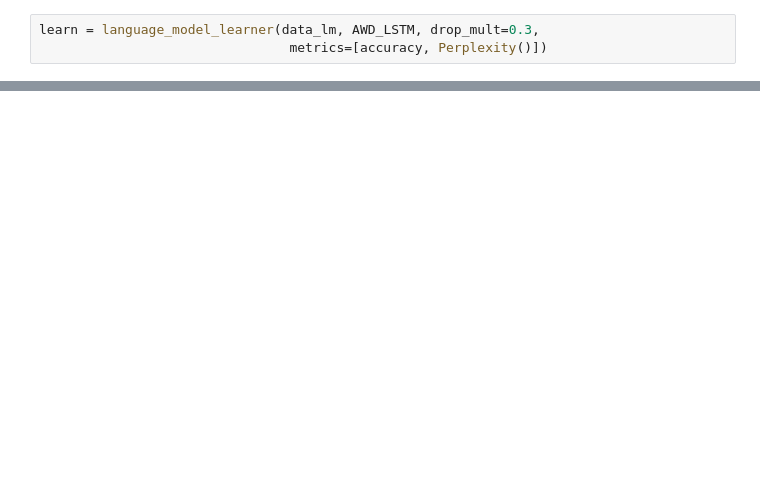
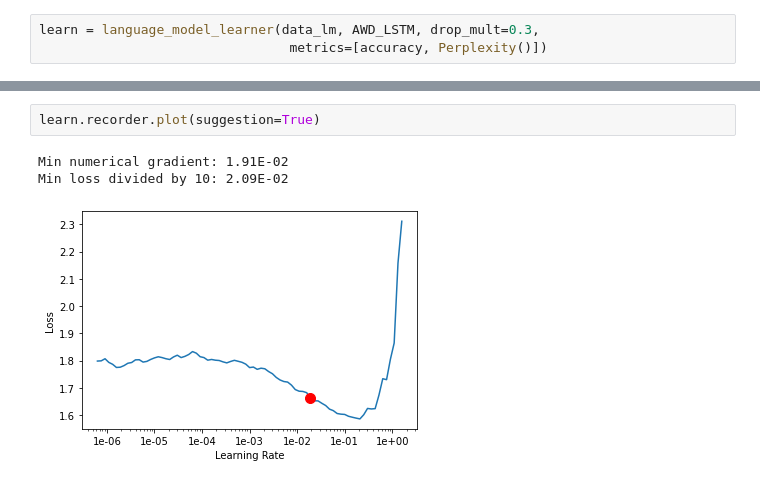
Before and after one commit to albergar2/fastai-project, a Jupyter notebook: homework/hw4.ipynb, the cells around one changed output, grey strips where cells are left out. Cells and saved outputs as stored; diff of their text form; blank space fills up the shorter version.

```diff
--- a/homework/hw4.ipynb
+++ b/homework/hw4.ipynb
@@ -120 +210,7 @@ learn.recorder.plot(suggestion=True)
+# %%
+learn.recorder.plot(suggestion=True)
+# %% [output]
+Min numerical gradient: 1.91E-02
+Min loss divided by 10: 2.09E-02
+[figure, added]
 # %%
```
Also changed, not shown: parts of 42 cells of this notebook, 2 other files.
